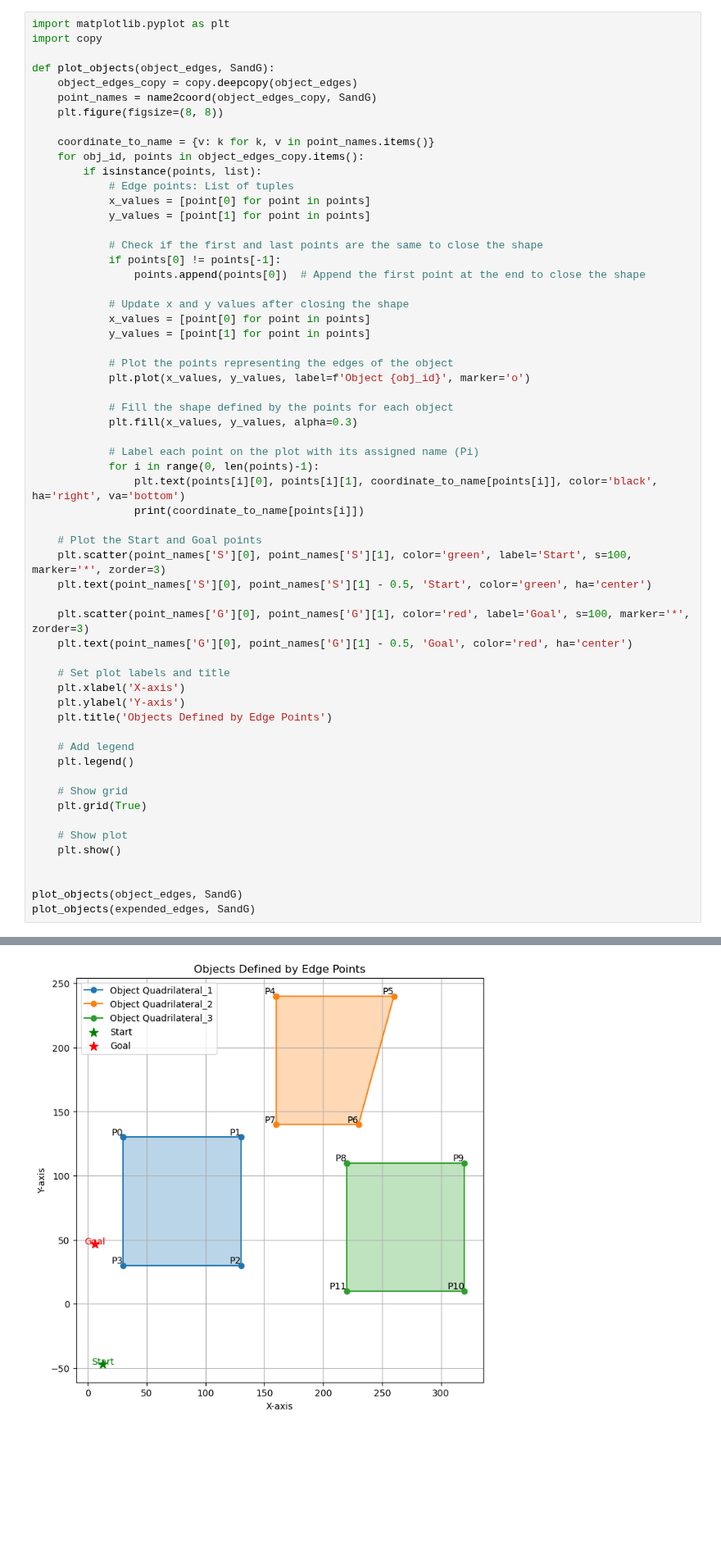
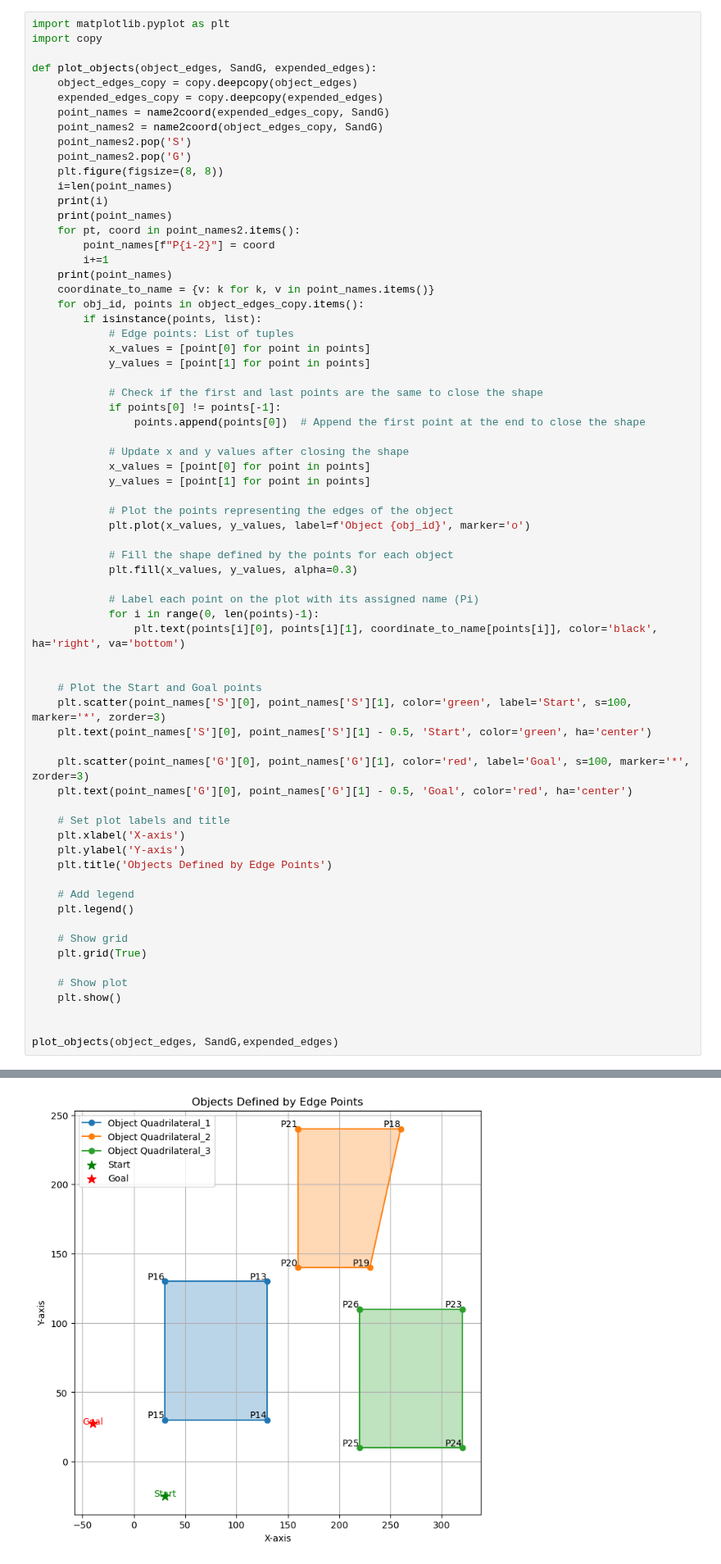
Before and after one commit to Armonis5/ThymioMob, a Jupyter notebook: project_globalmaps.ipynb, the cells around one changed output, grey strips where cells are left out. Shown at 82% size. Drawn from its saved outputs; the diff is of its cells as text; blank space fills up the shorter version.

Commit message:
change_plotting

```diff
--- a/project_globalmaps.ipynb
+++ b/project_globalmaps.ipynb
@@ -365,11 +365,21 @@ Quadrilateral_3: ['P8', 'P9', 'P10', 'P11']
 import matplotlib.pyplot as plt
 import copy
 
-def plot_objects(object_edges, SandG):
+def plot_objects(object_edges, SandG, expended_edges):
     object_edges_copy = copy.deepcopy(object_edges)
-    point_names = name2coord(object_edges_copy, SandG)
+    expended_edges_copy = copy.deepcopy(expended_edges)
+    point_names = name2coord(expended_edges_copy, SandG)
+    point_names2 = name2coord(object_edges_copy, SandG)
+    point_names2.pop('S')
+    point_names2.pop('G')
     plt.figure(figsize=(8, 8))
-
+    i=len(point_names)
+    print(i)
+    print(point_names)
+    for pt, coord in point_names2.items():
+        point_names[f"P{i-2}"] = coord
+        i+=1
+    print(point_names)
     coordinate_to_name = {v: k for k, v in point_names.items()}
     for obj_id, points in object_edges_copy.items():
         if isinstance(points, list):
@@ -394,7 +404,7 @@ def plot_objects(object_edges, SandG):
             # Label each point on the plot with its assigned name (Pi)
             for i in range(0, len(points)-1):
                 plt.text(points[i][0], points[i][1], coordinate_to_name[points[i]], color='black', ha='right', va='bottom')
-                print(coordinate_to_name[points[i]])
+
 
     # Plot the Start and Goal points
     plt.scatter(point_names['S'][0], point_names['S'][1], color='green', label='Start', s=100, marker='*', zorder=3)
@@ -418,6 +428,5 @@ def plot_objects(object_edges, SandG):
     plt.show()
 
 
-plot_objects(object_edges, SandG)
-plot_objects(expended_edges, SandG)
+plot_objects(object_edges, SandG,expended_edges)
 # %% [output]
@@ -436 +436 @@ P11
-[figure, old version]
+[figure, new version]
```
Also changed, not shown: parts of 8 cells of this notebook, 1 other file.
